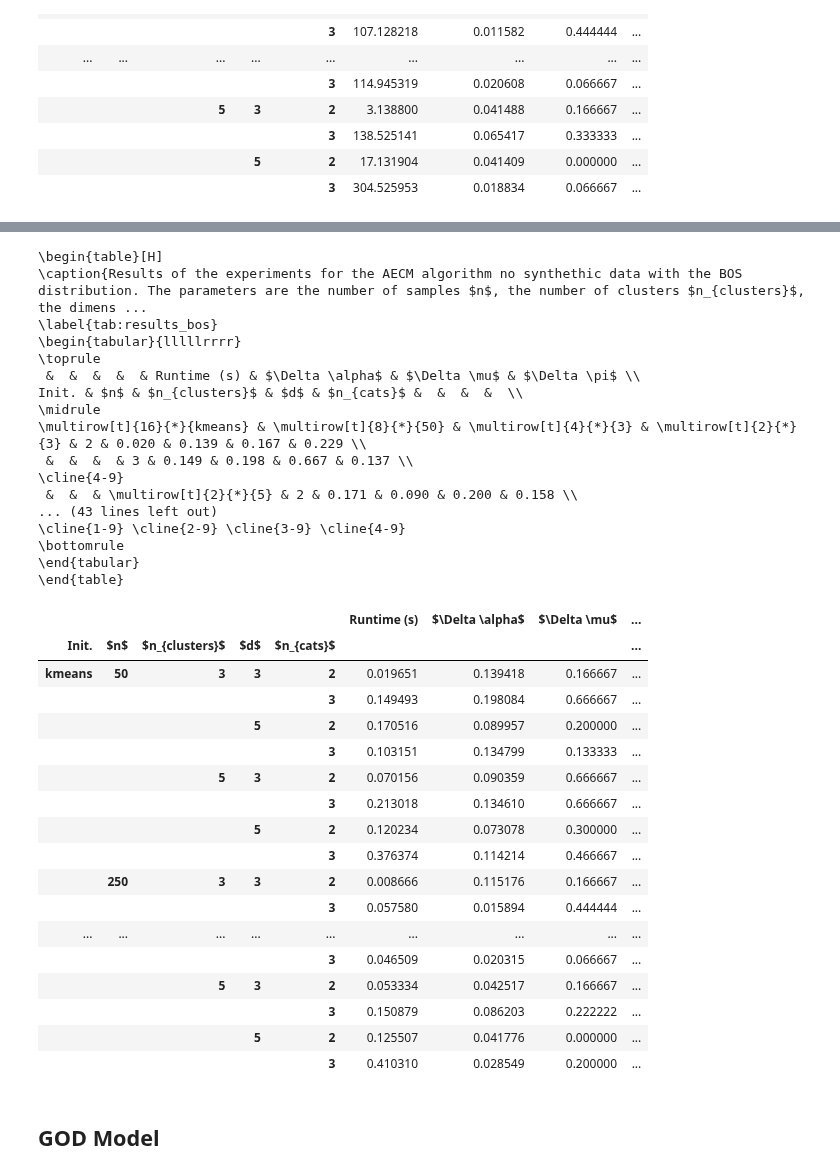
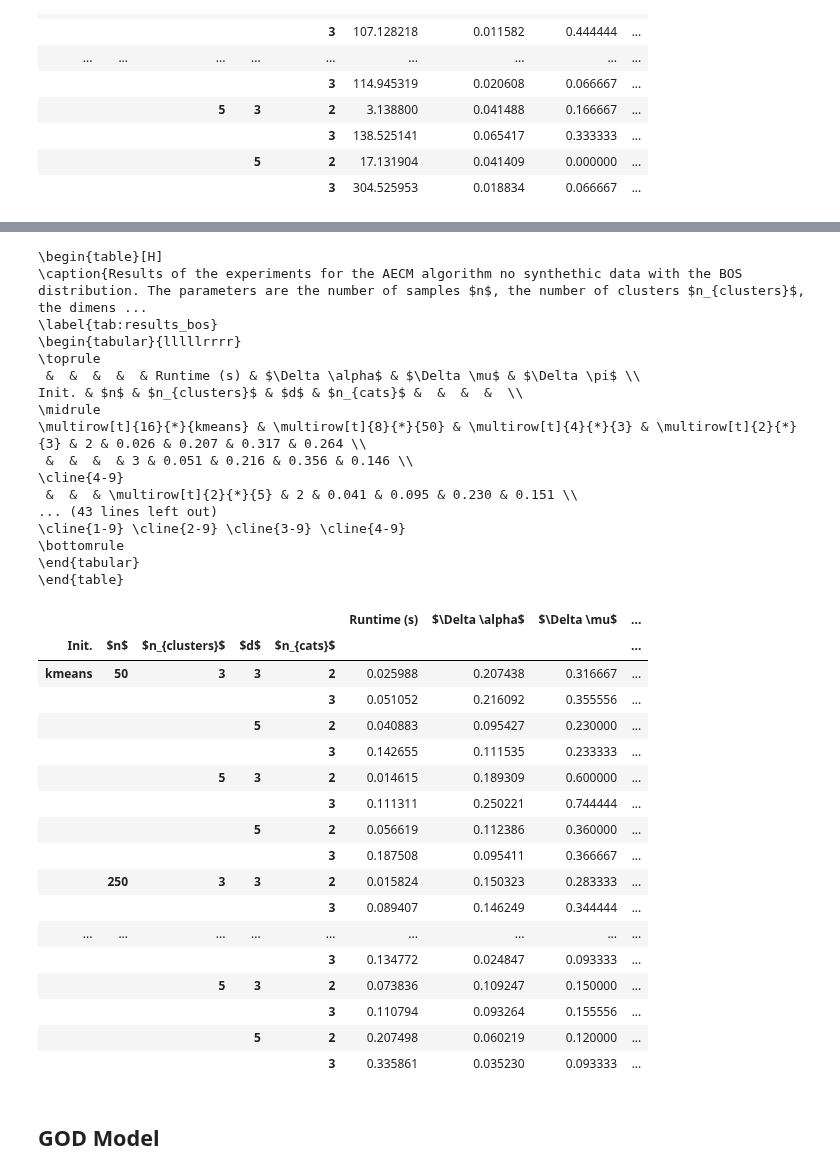
Before and after one commit to Thomick/Ordinal-data-clustering, a Jupyter notebook: notebooks/estimation.ipynb, the cells around one changed output, grey strips where cells are left out. Saved outputs shown, nothing was run; the diff lists cells and outputs as text; code cells hidden in the pictures.

Commit message:
runs on multiple seeds for statistical significance

```diff
--- a/notebooks/estimation.ipynb
+++ b/notebooks/estimation.ipynb
@@ -577,6 +581,6 @@ Estimated time left: 0.17s
 Estimated time left: 0.00s
 # %%
-scores_short = scores.drop(["pi", "mu", "alpha", "ll"], axis=1)
+scores_short = scores.drop(["pi", "mu", "alpha", "ll", "seed"], axis=1)
 scores_short.columns = [
     "Init.",
     "$n$",
@@ -588,53 +592,53 @@ scores_short.columns = [
     rf"$\Delta \mu$",
     rf"$\Delta \pi$",
 ]
 scores_short = scores_short.groupby(["Init.", "$n$", "$n_{clusters}$", "$d$", "$n_{cats}$"]).mean()
 # scores_short = scores_short.transpose()
 
-caption = "Results of the experiments for the AECM algorithm no synthethic data with the BOS distribution. The parameters are the number of samples $n$, the number of clusters $n_{clusters}$, the dimension $d$ and the number of categories $n_{cats}$. The deltas are the average of the $L_1$ distances between the true and estimated parameters after applying optimal transport to find the correct clusters."
+caption = "Results of the experiments for the AECM algorithm no synthethic data with the BOS distribution. The parameters are the number of samples $n$, the number of clusters $n_{clusters}$, the dimension $d$ and the number of categories $n_{cats}$. The deltas are the average of the $L_1$ distances between the true and estimated parameters after applying optimal transport to find the correct clusters. 10 different runs were made for each configuration and the average scores are reported for statistical significance."
 
 print(scores_short.to_latex(caption=caption, float_format="%.3f",
                             label="tab:results_bos", escape=False,
                             position="H",
                             multicolumn_format="c",
                             ))
 scores_short
 # %% [output]
 \begin{table}[H]
 \caption{Results of the experiments for the AECM algorithm no synthethic data with the BOS distribution. The parameters are the number of samples $n$, the number of clusters $n_{clusters}$, the dimens ...
 \label{tab:results_bos}
 \begin{tabular}{lllllrrrr}
 \toprule
  &  &  &  &  & Runtime (s) & $\Delta \alpha$ & $\Delta \mu$ & $\Delta \pi$ \\
 Init. & $n$ & $n_{clusters}$ & $d$ & $n_{cats}$ &  &  &  &  \\
 \midrule
-\multirow[t]{16}{*}{kmeans} & \multirow[t]{8}{*}{50} & \multirow[t]{4}{*}{3} & \multirow[t]{2}{*}{3} & 2 & 0.020 & 0.139 & 0.167 & 0.229 \\
- &  &  &  & 3 & 0.149 & 0.198 & 0.667 & 0.137 \\
+\multirow[t]{16}{*}{kmeans} & \multirow[t]{8}{*}{50} & \multirow[t]{4}{*}{3} & \multirow[t]{2}{*}{3} & 2 & 0.026 & 0.207 & 0.317 & 0.264 \\
+ &  &  &  & 3 & 0.051 & 0.216 & 0.356 & 0.146 \\
 \cline{4-9}
- &  &  & \multirow[t]{2}{*}{5} & 2 & 0.171 & 0.090 & 0.200 & 0.158 \\
+ &  &  & \multirow[t]{2}{*}{5} & 2 & 0.041 & 0.095 & 0.230 & 0.151 \\
 ... (43 lines left out)
 \cline{1-9} \cline{2-9} \cline{3-9} \cline{4-9}
 \bottomrule
 \end{tabular}
 \end{table}
 |  |  |  |  |  | Runtime (s) | $\Delta \alpha$ | $\Delta \mu$ | ... |
 | Init. | $n$ | $n_{clusters}$ | $d$ | $n_{cats}$ |  |  |  | ... |
-| kmeans | 50 | 3 | 3 | 2 | 0.019651 | 0.139418 | 0.166667 | ... |
-|  |  |  |  | 3 | 0.149493 | 0.198084 | 0.666667 | ... |
-|  |  |  | 5 | 2 | 0.170516 | 0.089957 | 0.200000 | ... |
-|  |  |  |  | 3 | 0.103151 | 0.134799 | 0.133333 | ... |
-|  |  | 5 | 3 | 2 | 0.070156 | 0.090359 | 0.666667 | ... |
-|  |  |  |  | 3 | 0.213018 | 0.134610 | 0.666667 | ... |
-|  |  |  | 5 | 2 | 0.120234 | 0.073078 | 0.300000 | ... |
-|  |  |  |  | 3 | 0.376374 | 0.114214 | 0.466667 | ... |
-|  | 250 | 3 | 3 | 2 | 0.008666 | 0.115176 | 0.166667 | ... |
-|  |  |  |  | 3 | 0.057580 | 0.015894 | 0.444444 | ... |
+| kmeans | 50 | 3 | 3 | 2 | 0.025988 | 0.207438 | 0.316667 | ... |
+|  |  |  |  | 3 | 0.051052 | 0.216092 | 0.355556 | ... |
+|  |  |  | 5 | 2 | 0.040883 | 0.095427 | 0.230000 | ... |
+|  |  |  |  | 3 | 0.142655 | 0.111535 | 0.233333 | ... |
+|  |  | 5 | 3 | 2 | 0.014615 | 0.189309 | 0.600000 | ... |
+|  |  |  |  | 3 | 0.111311 | 0.250221 | 0.744444 | ... |
+|  |  |  | 5 | 2 | 0.056619 | 0.112386 | 0.360000 | ... |
+|  |  |  |  | 3 | 0.187508 | 0.095411 | 0.366667 | ... |
+|  | 250 | 3 | 3 | 2 | 0.015824 | 0.150323 | 0.283333 | ... |
+|  |  |  |  | 3 | 0.089407 | 0.146249 | 0.344444 | ... |
 | ... | ... | ... | ... | ... | ... | ... | ... | ... |
-|  |  |  |  | 3 | 0.046509 | 0.020315 | 0.066667 | ... |
-|  |  | 5 | 3 | 2 | 0.053334 | 0.042517 | 0.166667 | ... |
-|  |  |  |  | 3 | 0.150879 | 0.086203 | 0.222222 | ... |
-|  |  |  | 5 | 2 | 0.125507 | 0.041776 | 0.000000 | ... |
-|  |  |  |  | 3 | 0.410310 | 0.028549 | 0.200000 | ... |
+|  |  |  |  | 3 | 0.134772 | 0.024847 | 0.093333 | ... |
+|  |  | 5 | 3 | 2 | 0.073836 | 0.109247 | 0.150000 | ... |
+|  |  |  |  | 3 | 0.110794 | 0.093264 | 0.155556 | ... |
+|  |  |  | 5 | 2 | 0.207498 | 0.060219 | 0.120000 | ... |
+|  |  |  |  | 3 | 0.335861 | 0.035230 | 0.093333 | ... |
 # %% [markdown]
 ## GOD Model
 # %%
```
Also changed, not shown: parts of 4 cells of this notebook.
